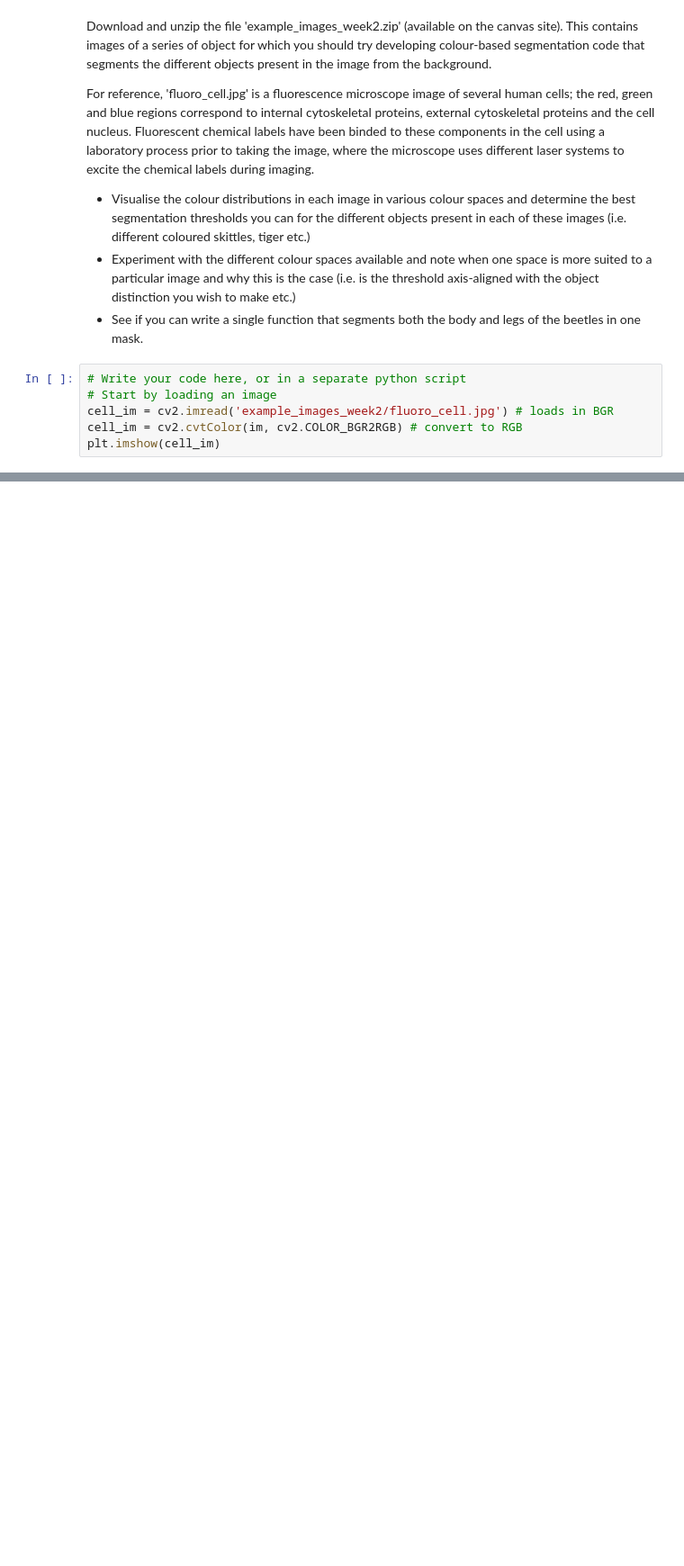
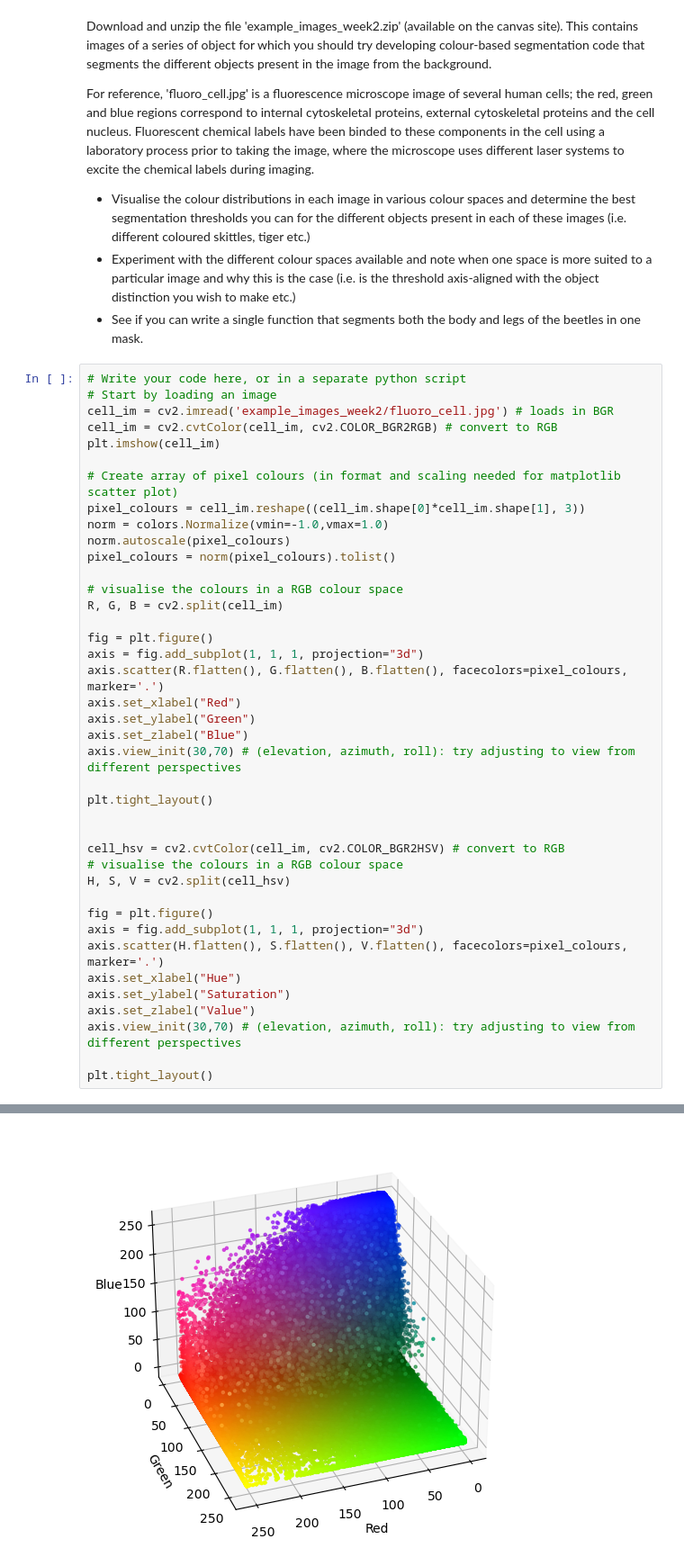
Before and after one commit to AmelineA2003/AMME5710, a Jupyter notebook: Tutorials/AMME5710_week2_tutorial.ipynb, the cells around one changed output, grey strips where cells are left out. Shown at 90% size. Cells and saved outputs as stored; diff of their text form; blank space fills up the shorter version.

```diff
--- a/Tutorials/AMME5710_week2_tutorial.ipynb
+++ b/Tutorials/AMME5710_week2_tutorial.ipynb
@@ -363,6 +363,40 @@ For reference, 'fluoro_cell.jpg' is a fluorescence microscope image of several h
 # Write your code here, or in a separate python script
 # Start by loading an image
 cell_im = cv2.imread('example_images_week2/fluoro_cell.jpg') # loads in BGR
-cell_im = cv2.cvtColor(im, cv2.COLOR_BGR2RGB) # convert to RGB
+cell_im = cv2.cvtColor(cell_im, cv2.COLOR_BGR2RGB) # convert to RGB
 plt.imshow(cell_im)
+
+# Create array of pixel colours (in format and scaling needed for matplotlib scatter plot)
+pixel_colours = cell_im.reshape((cell_im.shape[0]*cell_im.shape[1], 3))
+norm = colors.Normalize(vmin=-1.0,vmax=1.0)
+norm.autoscale(pixel_colours)
+pixel_colours = norm(pixel_colours).tolist()
+
+# visualise the colours in a RGB colour space
+R, G, B = cv2.split(cell_im)
+
+fig = plt.figure()
+axis = fig.add_subplot(1, 1, 1, projection="3d")
+axis.scatter(R.flatten(), G.flatten(), B.flatten(), facecolors=pixel_colours, marker='.')
+axis.set_xlabel("Red")
+axis.set_ylabel("Green")
+axis.set_zlabel("Blue")
+axis.view_init(30,70) # (elevation, azimuth, roll): try adjusting to view from different perspectives
+
+plt.tight_layout()
+
+
+cell_hsv = cv2.cvtColor(cell_im, cv2.COLOR_BGR2HSV) # convert to RGB
+# visualise the colours in a RGB colour space
+H, S, V = cv2.split(cell_hsv)
+
+fig = plt.figure()
+axis = fig.add_subplot(1, 1, 1, projection="3d")
+axis.scatter(H.flatten(), S.flatten(), V.flatten(), facecolors=pixel_colours, marker='.')
+axis.set_xlabel("Hue")
+axis.set_ylabel("Saturation")
+axis.set_zlabel("Value")
+axis.view_init(30,70) # (elevation, azimuth, roll): try adjusting to view from different perspectives
+
+plt.tight_layout()
 # %% [output]
@@ -370 +403,2 @@ plt.imshow(cell_im)
 [figure]
+[figure, added]
```
Also changed, not shown: parts of 3 cells of this notebook.
